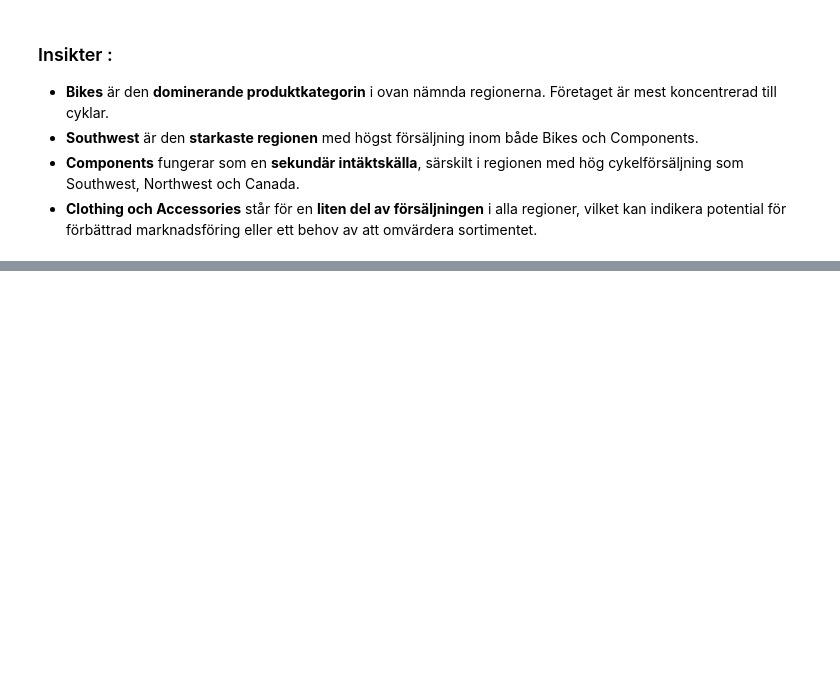
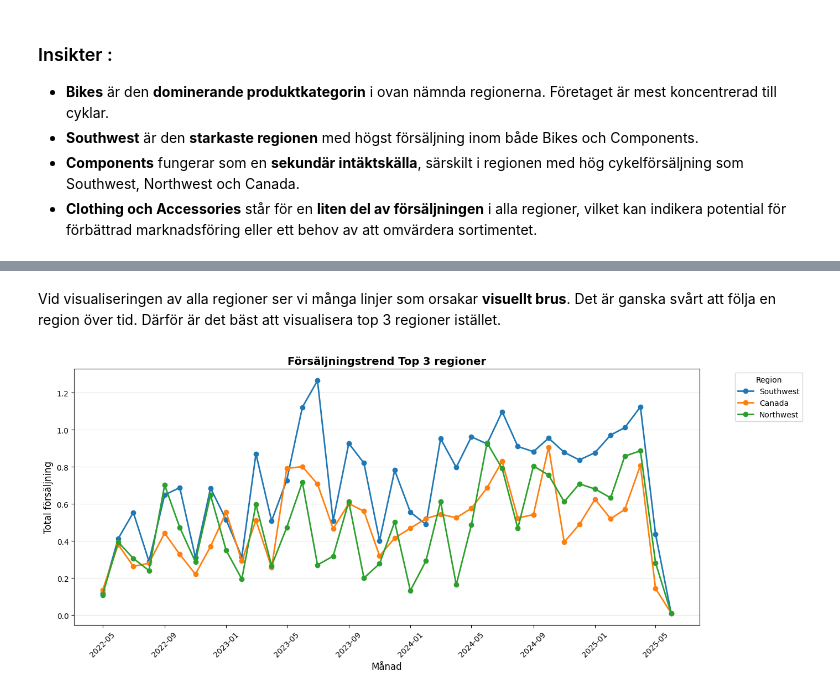
Before and after one commit to KataBeh/adventureworks-analys, a Jupyter notebook: notebooks/analys.ipynb, the cells around one changed output, grey strips where cells are left out. Saved outputs shown, nothing was run; the diff lists cells and outputs as text; code cells hidden in the pictures; blank space fills up the shorter version.

```diff
--- a/notebooks/analys.ipynb
+++ b/notebooks/analys.ipynb
@@ -644,0 +681,22 @@ Vilka konkreta rekommendationer ger din djupanalys?
+# %% [markdown]
+Vid visualiseringen av alla regioner ser vi många linjer som orsakar **visuellt brus**. Det är ganska svårt att följa en region över tid. Därför är det bäst att visualisera top 3 regioner istället.
+# %%
+# då diagramet ovan ser lite rörigt ut, testar jag top 3 regioner istället:
+
+top_regions = df_season.groupby("RegionName")["TotalSales"].sum().sort_values(ascending = False).head(3).index
+
+fig, ax = plt.subplots(figsize = (14,6))
+
+for region in top_regions:
+    ax.plot(pivot_region_month_M.index, pivot_region_month_M[region], marker = "o", linewidth = 2, label = region)
+
+ax.set_title("Försäljningstrend Top 3 regioner", fontsize = 14, fontweight = "bold")
+ax.set_xlabel("Månad", fontsize = 12)
+ax.set_ylabel("Total försäljning", fontsize = 12)
+ax.grid(True, axis = "y", alpha = 0.3)
+ax.legend(title = "Region", bbox_to_anchor = (1.05, 1), loc = "upper left")
+plt.xticks(rotation = 45)
+plt.tight_layout()
+plt.show()
+# %% [output]
+[figure, added]
```
Also changed, not shown: parts of 18 cells of this notebook, 1 other file.
